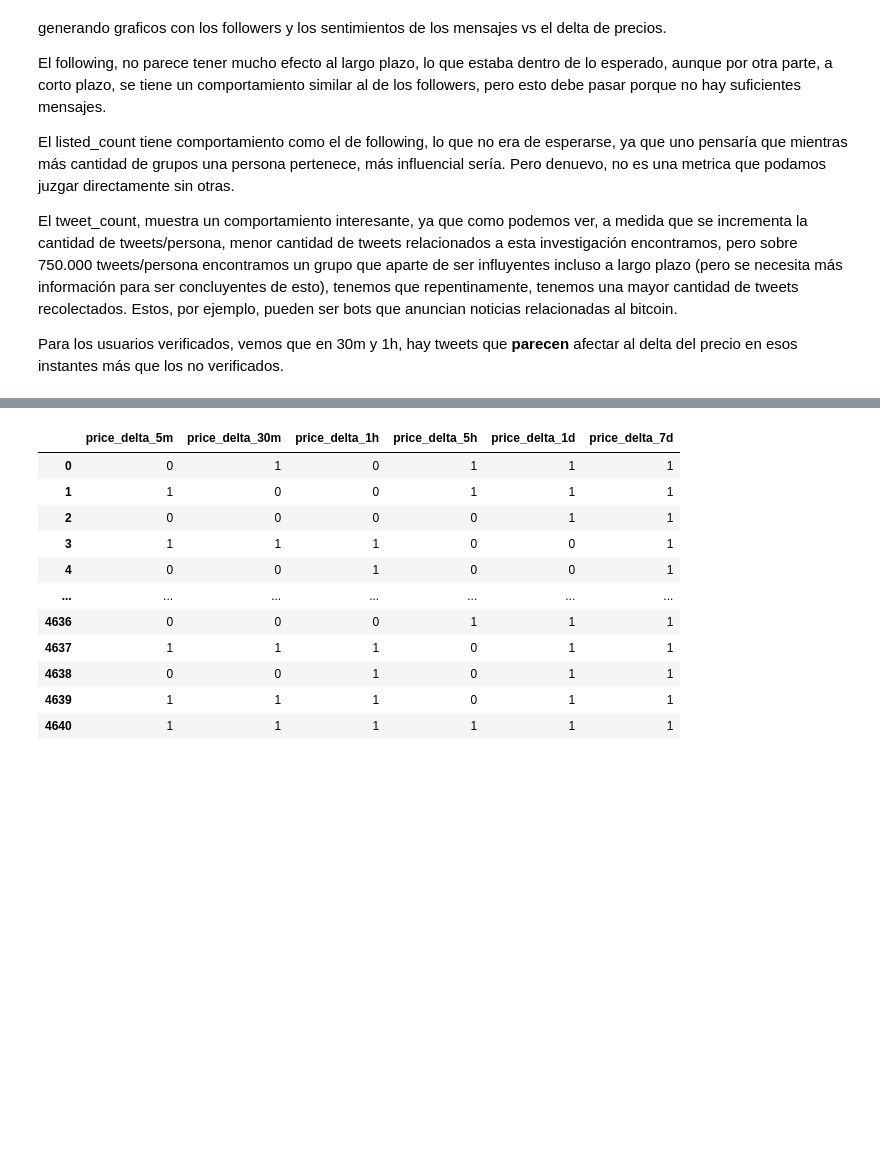
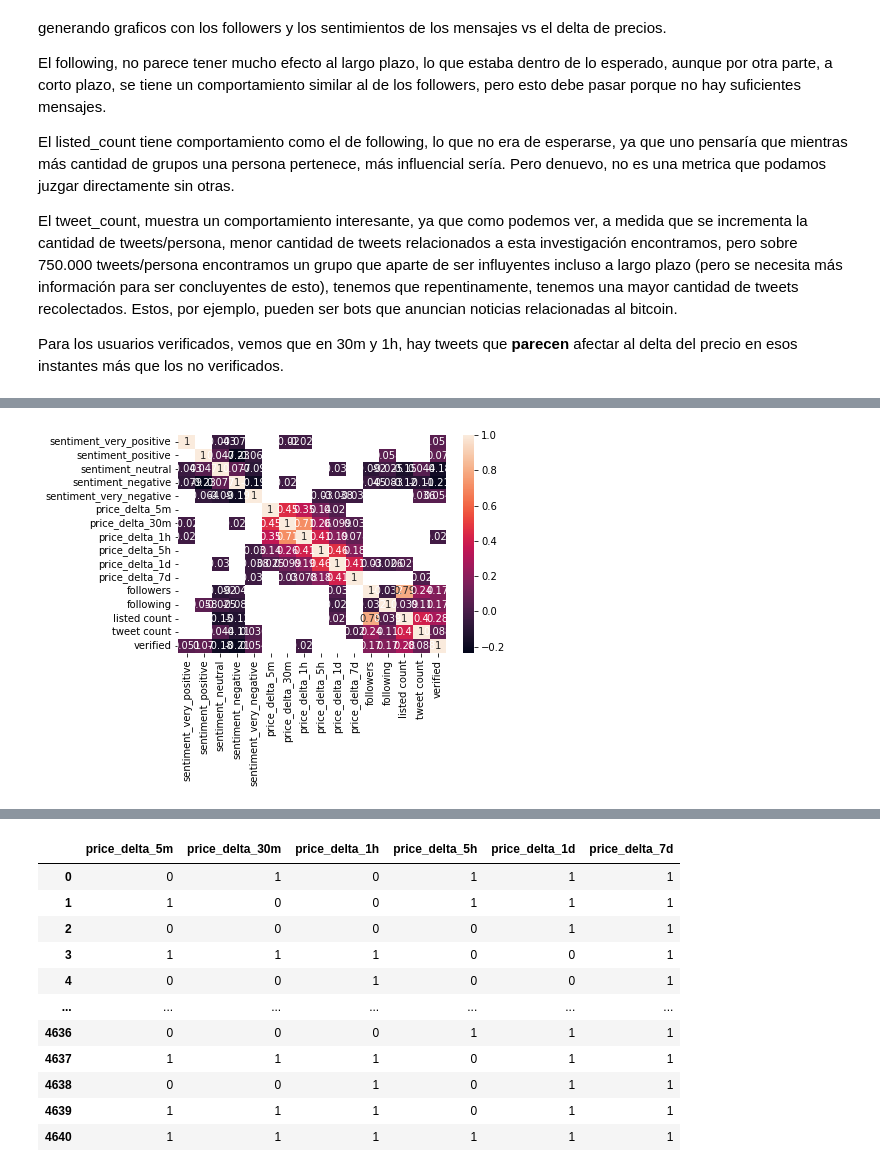
Before and after one commit to Vasco-Varas/Proyecto-ICDD-G9, a Jupyter notebook: proyecto.ipynb, the cells around one changed output, grey strips where cells are left out. Drawn from its saved outputs; the diff is of its cells as text; code cells hidden in the pictures; blank space fills up the shorter version.

```diff
--- a/proyecto.ipynb
+++ b/proyecto.ipynb
@@ -142,0 +143,3 @@ Ahora podemos empezar con el DataCleanup
+# %%
+df = pd.read_csv("data/tweets.csv")
+df = df.loc[:, ~df.columns.str.contains('^Unnamed')]
@@ -606,7 +627,7 @@ df_analysis["listed count"] = listed_count
 df_analysis["tweet count"] = tweet_count
 df_analysis["verified"] = verified
 
-df_analysis = df_analysis.drop(["p_id", "date", "tweet", "sentiment_begin", "sentiment_end"], axis="columns", )
+df_analysis = df_analysis.drop(["p_id", "date", "tweet", "sentiment_begin", "sentiment_end"], axis="columns")
 print("Done!" + " "*20)
 # %% [output]
 Done!
@@ -644,0 +660,5 @@ sns.scatterplot('sentiment_negative', 'price_delta_1d', data=df_analysis_sub[df_
+# %%
+correlations = df_analysis.corr()
+sns.heatmap(correlations[np.abs(correlations) > .02],annot=True);
+# %% [output]
+[figure, added]
```
Also changed, not shown: parts of 76 cells of this notebook.
